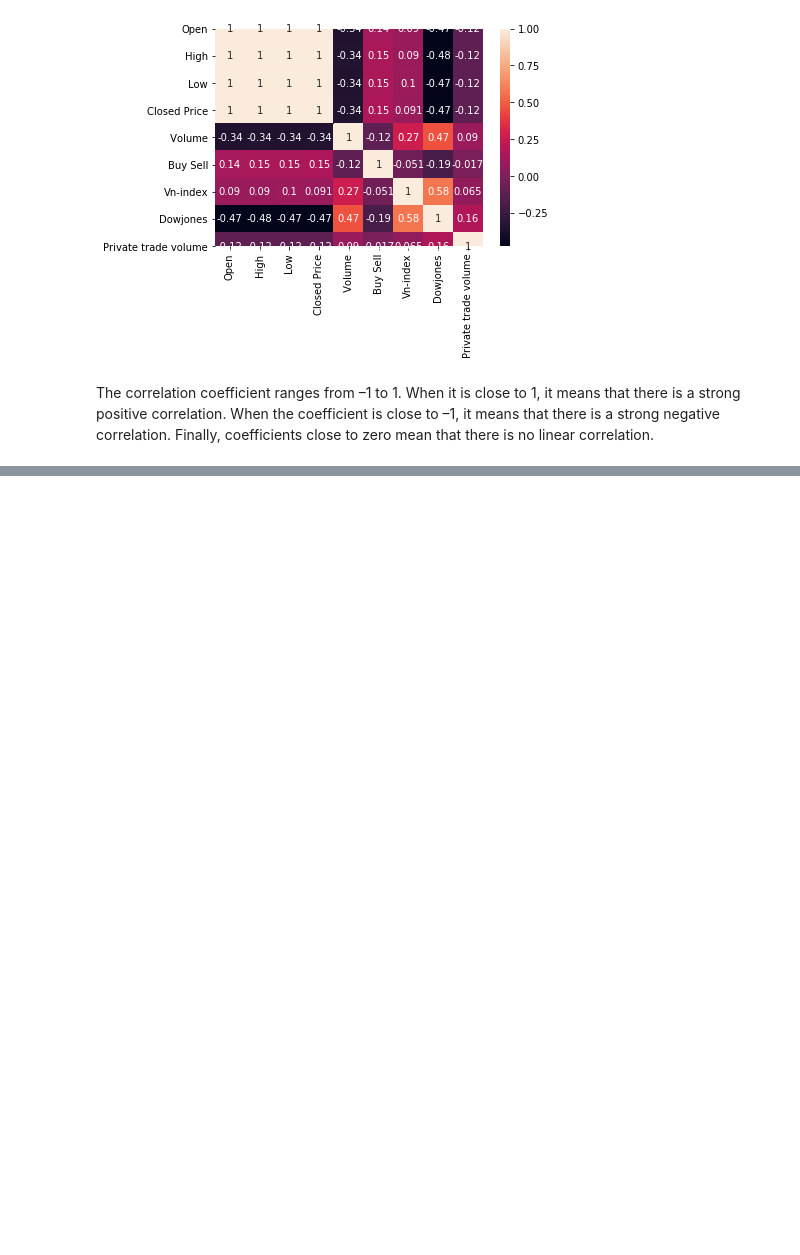
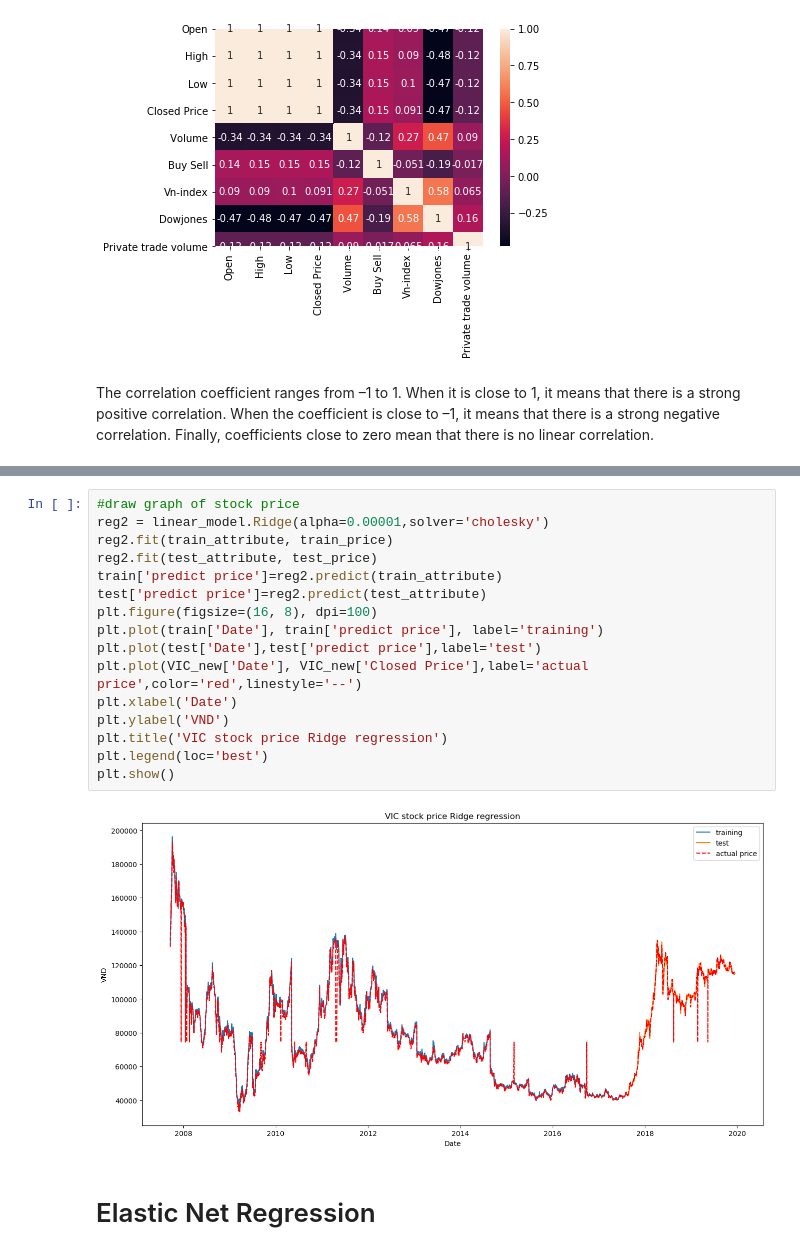
Before and after one commit to lazykat031192/pythonprojectfinal, a Jupyter notebook: pythonfinalproject.ipynb, the cells around one changed output, grey strips where cells are left out. Cells and saved outputs as stored; diff of their text form; blank space fills up the shorter version.

```diff
--- a/pythonfinalproject.ipynb
+++ b/pythonfinalproject.ipynb
@@ -133,0 +279,20 @@ linear correlation.
+# %%
+#draw graph of stock price
+reg2 = linear_model.Ridge(alpha=0.00001,solver='cholesky')
+reg2.fit(train_attribute, train_price)
+reg2.fit(test_attribute, test_price)
+train['predict price']=reg2.predict(train_attribute)
+test['predict price']=reg2.predict(test_attribute)
+plt.figure(figsize=(16, 8), dpi=100)
+plt.plot(train['Date'], train['predict price'], label='training')
+plt.plot(test['Date'],test['predict price'],label='test')
+plt.plot(VIC_new['Date'], VIC_new['Closed Price'],label='actual price',color='red',linestyle='--')
+plt.xlabel('Date')
+plt.ylabel('VND')
+plt.title('VIC stock price Ridge regression')
+plt.legend(loc='best')
+plt.show()
+# %% [output]
+[figure, added]
+# %% [markdown]
+# Elastic Net Regression
```
Also changed, not shown: parts of 55 cells of this notebook.
